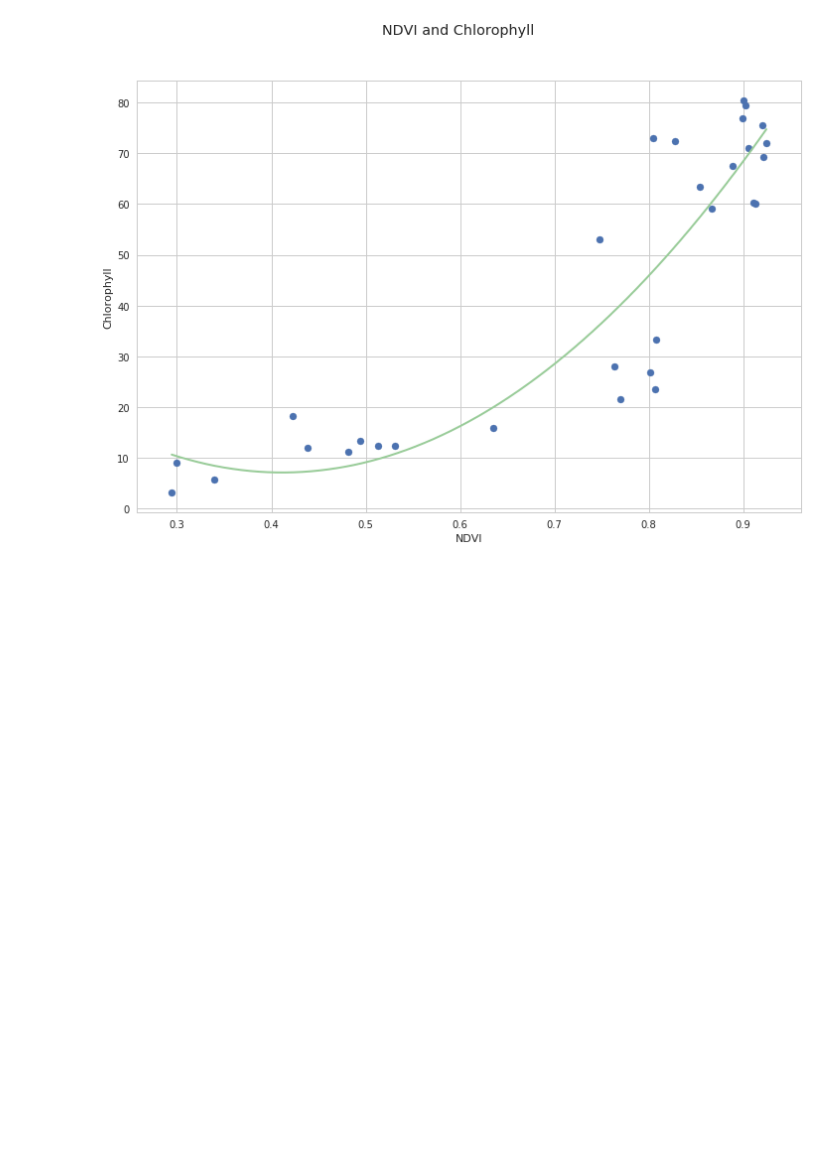
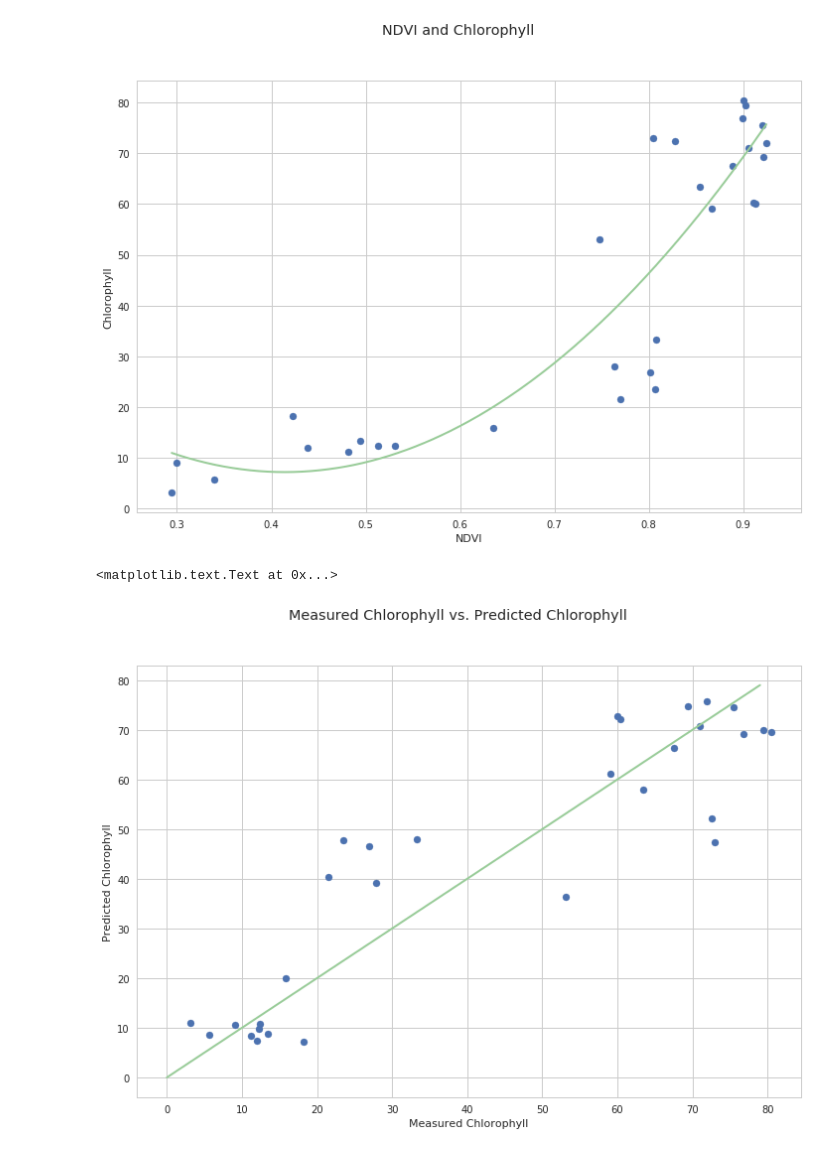
Before and after one commit to cheripai/thesis, a Jupyter notebook: notebooks/Orange_NDVI_SPAD.ipynb, the cells around one changed output. Saved outputs shown, nothing was run; the diff lists cells and outputs as text; code cells hidden in the pictures; blank space fills up the shorter version.

Commit message:
Add error chart

```diff
--- a/notebooks/Orange_NDVI_SPAD.ipynb
+++ b/notebooks/Orange_NDVI_SPAD.ipynb
@@ -94,3 +94,13 @@ plt.ylabel("Chlorophyll")
 # %% [output]
 <matplotlib.text.Text at 0x...>
 [figure]
+# %%
+fig = plt.figure()
+plt.scatter(spad, model.predict(ndvi.reshape(-1, 1)))
+plt.plot(range(80), range(80), color="#99CC99", linewidth=2)
+fig.suptitle("Measured Chlorophyll vs. Predicted Chlorophyll")
+plt.xlabel("Measured Chlorophyll")
+plt.ylabel("Predicted Chlorophyll")
+# %% [output]
+<matplotlib.text.Text at 0x...>
+[figure, added]
```
Also changed, not shown: parts of 6 cells of this notebook, 1 other file.
